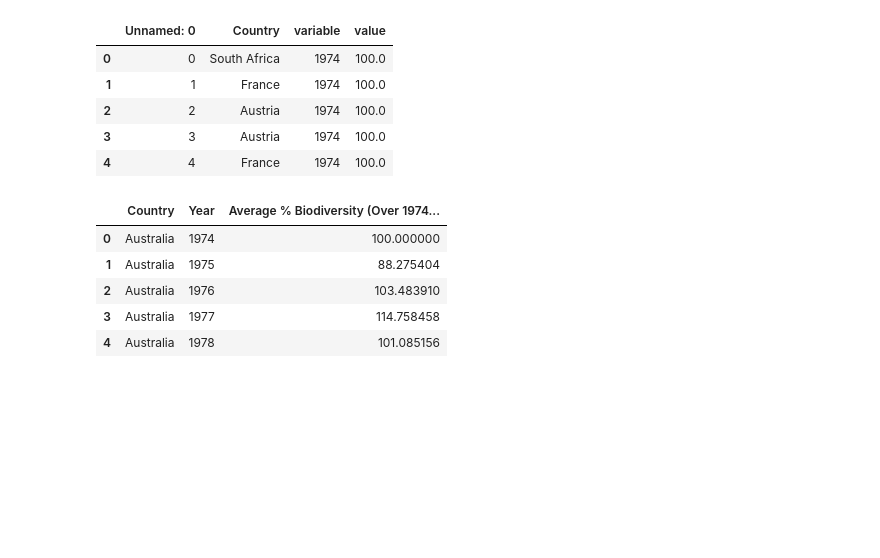
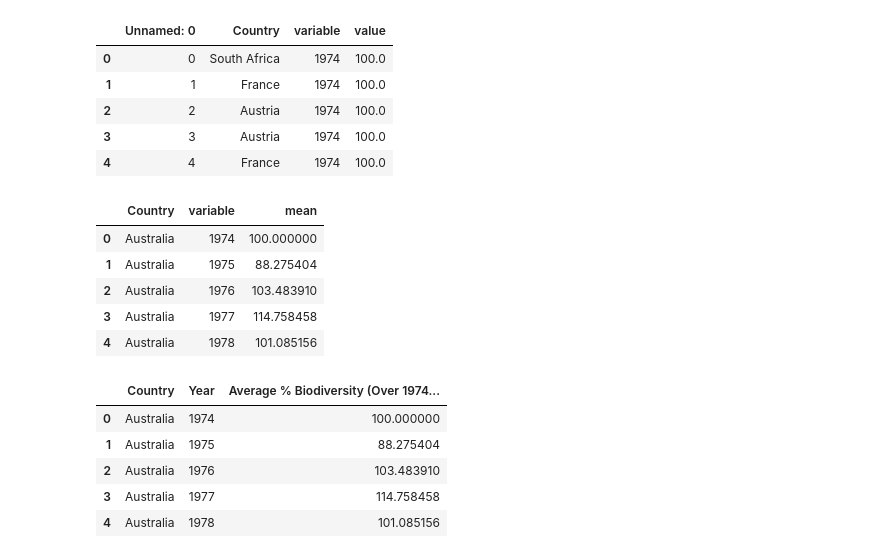
Before and after one commit to Sam-Marshall/ecosystems_energy, a Jupyter notebook: BaseCode/Stacy_Final_Scratch.ipynb, the cells around one changed output. Cells and saved outputs as stored; diff of their text form; code cells hidden in the pictures; blank space fills up the shorter version.

```diff
--- a/BaseCode/Stacy_Final_Scratch.ipynb
+++ b/BaseCode/Stacy_Final_Scratch.ipynb
@@ -358,6 +358,15 @@ final_country_list = ['Austria', 'United Kingdom', 'Canada', 'United States', 'N
 # %%
 biodiversity_df = biodiversity_df.groupby(['Country', 'variable'])['value'].agg(['mean']).reset_index()
 biodiversity_df = biodiversity_df.loc[biodiversity_df['Country'].isin(final_country_list)]
+# %%
+biodiversity_df.head()
+# %% [output]
+|  | Country | variable | mean |
+| 0 | Australia | 1974 | 100.000000 |
+| 1 | Australia | 1975 | 88.275404 |
+| 2 | Australia | 1976 | 103.483910 |
+| 3 | Australia | 1977 | 114.758458 |
+| 4 | Australia | 1978 | 101.085156 |
 # %%
 biodiversity_df = biodiversity_df.rename(columns={'variable' : 'Year', 'mean': 'Average % Biodiversity (Over 1974 Baseline)'})
 biodiversity_df.head()
```
Also changed, not shown: parts of 6 cells of this notebook.
